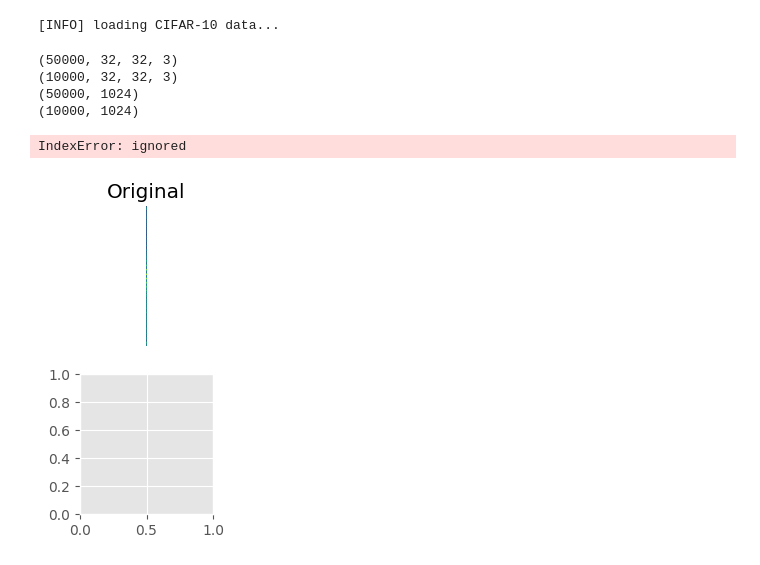
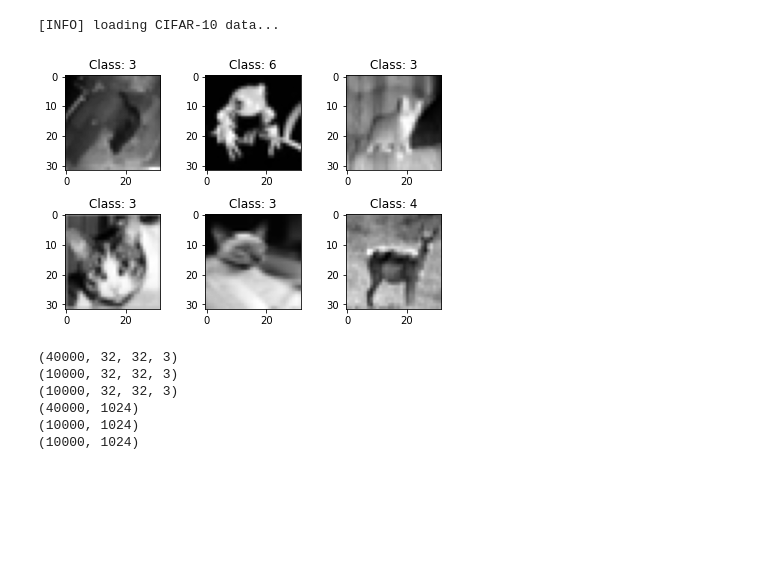
Before and after one commit to AshwinRaja941/ML_HW3, a Jupyter notebook: FNN.ipynb, the cells around one changed output. Cells and saved outputs as stored; diff of their text form; code cells hidden in the pictures; blank space fills up the shorter version.

```diff
--- a/FNN.ipynb
+++ b/FNN.ipynb
@@ -18,6 +19,9 @@ print("[INFO] loading CIFAR-10 data...")
 ((trainX, trainY), (testX, testY)) = cifar10.load_data()
 trainX = trainX.astype("float") / 255.0
 testX = testX.astype("float") / 255.0
+
+trainX, valX, trainY, valY = train_test_split(trainX, trainY, test_size=0.2, random_state=42)
+
 # trainX = trainX.reshape((trainX.shape[0], 3072))
 # testX = testX.reshape((testX.shape[0], 3072))
 # %% [output]
@@ -25,44 +33,41 @@ testX = testX.astype("float") / 255.0
+# %%
+# Visualizing images from dataset
+num_samples = 6
+random_indices = np.random.choice(len(trainX), num_samples, replace=False)
+
+for i, index in enumerate(random_indices):
+    plt.subplot(2, 3, i + 1)
+    plt.imshow(trainX_gray[index], cmap='gray')
+    plt.title(f"Class: {trainY[index][0]}")
+
+plt.tight_layout()
+plt.show()
+# %% [output]
+[figure, added]
 # %%
 print(trainX.shape)
 print(testX.shape)
+print(valX.shape)
 
 # Convert trainX to grayscale
-trainX_gray = rgb2gray(trainX)
+
 trainX = trainX_gray.reshape((trainX_gray.shape[0], -1))
 
 # Convert testX to grayscale
-testX_gray = rgb2gray(testX)
 testX = testX_gray.reshape((testX_gray.shape[0], -1))
+
+valX = valX_gray.reshape((valX_gray.shape[0],-1))
 
 print(trainX.shape)
 print(testX.shape)
+print(valX.shape)
 # %% [output]
-(50000, 32, 32, 3)
+(40000, 32, 32, 3)
 (10000, 32, 32, 3)
-(50000, 1024)
+(10000, 32, 32, 3)
+(40000, 1024)
 (10000, 1024)
+(10000, 1024)
-# %%
-num_images_to_display = 5
-
-trainX = np.expand_dims(trainX, axis=-1)  # Add a singleton dimension for the channel
-plt.figure(figsize=(10, 4))
-for i in range(num_images_to_display):
-    # Original Image
-    plt.subplot(2, num_images_to_display, i + 1)
-    plt.imshow(trainX[i])
-    plt.title("Original")
-    plt.axis('off')
-
-    # Grayscale Image
-    plt.subplot(2, num_images_to_display, i + num_images_to_display + 1)
-    plt.imshow(trainX_gray[i, :, :, 0], cmap='gray')  # Access the first channel
-    plt.title("Grayscale")
-    plt.axis('off')
-
-plt.show()
-# %% [output]
-IndexError: ignored
-[figure, removed]
 # %%
 # convert the labels from integers to vectors
 lb = LabelBinarizer()
```
Also changed, not shown: parts of 8 cells of this notebook, 3 other files.
